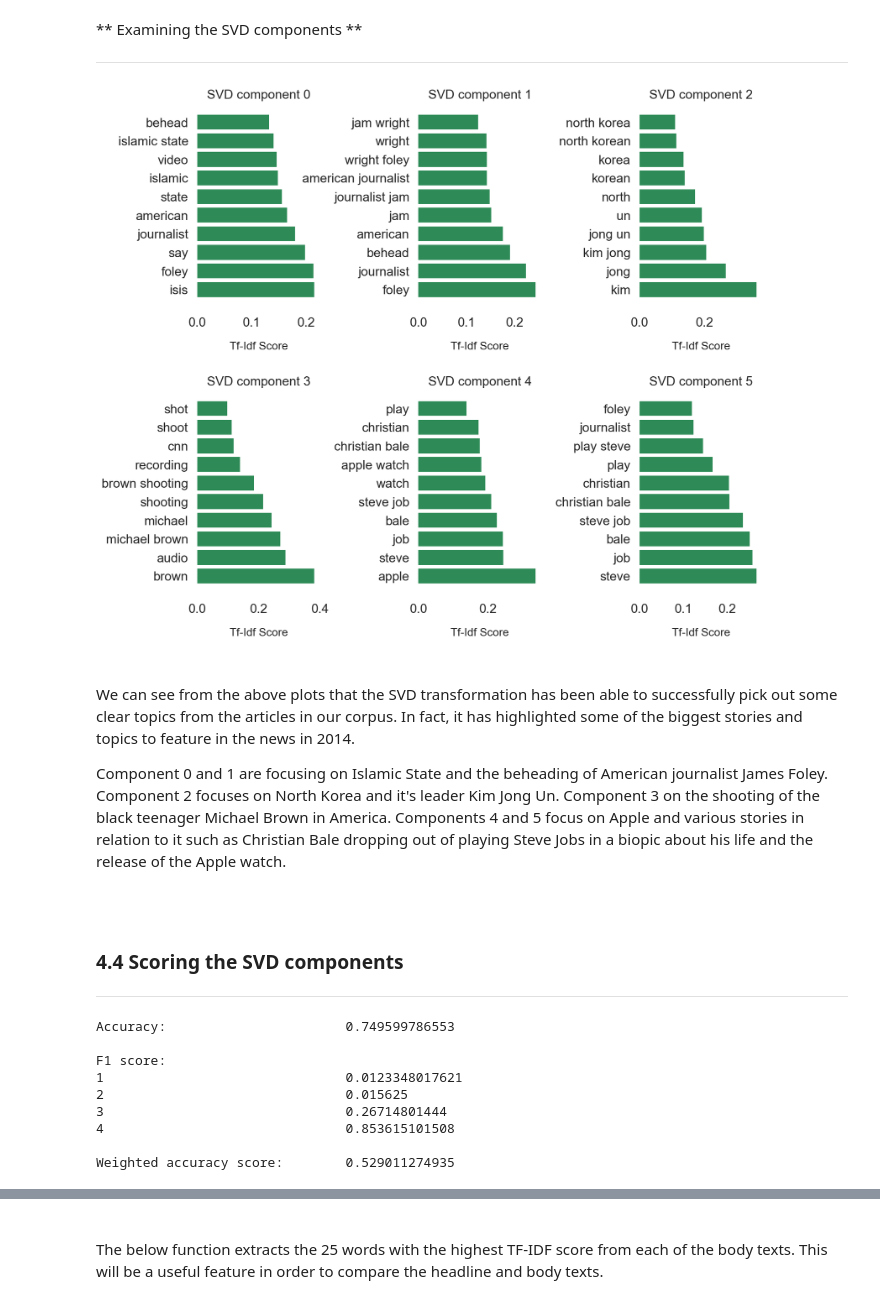
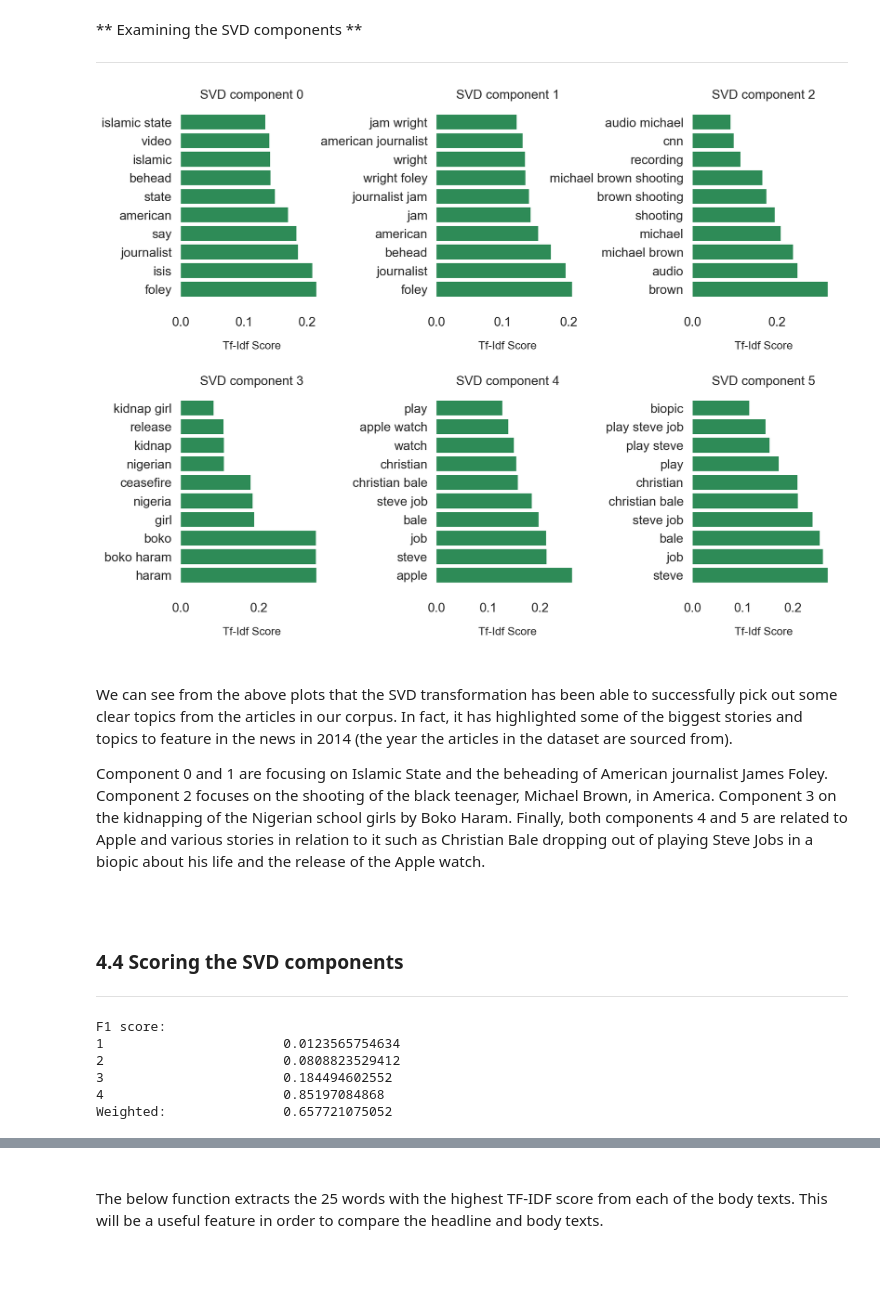
Before and after one commit to hapenfold/Fake-News-NLP-Project, a Jupyter notebook: capstone_project_fake_news.ipynb, the cells around one changed output, grey strips where cells are left out. Drawn from its saved outputs; the diff is of its cells as text; code cells hidden in the pictures; blank space fills up the shorter version.

```diff
--- a/capstone_project_fake_news.ipynb
+++ b/capstone_project_fake_news.ipynb
@@ -278,6 +290,7 @@ class PreProcessor(object):
         df['body'] = cleaned_body.apply(lambda row: self._tokenize_text(row))
 
         clean_df = df[['headline','body', 'Stance']]
+        clean_df['related'] = [1 if x!=4 else 0 for x in clean_df.Stance]
         clean_df['all_text'] = clean_df['headline'] + clean_df['body']
 
         #encoding the different classes to numerical features
@@ -397,14 +382,14 @@ As I mentioned above, both the headline and body texts have been repeated throug
 
 <br/>
 # %%
-vec = TfidfVectorizer(ngram_range=(1,2))
+vec = TfidfVectorizer(ngram_range=(1,3))
 vec.fit(clean_train.all_text)
 vocab = vec.vocabulary_
 
-vecH = TfidfVectorizer(ngram_range=(1,2), max_df=0.8, vocabulary=vocab)
+vecH = TfidfVectorizer(ngram_range=(1,3), max_df=0.8, vocabulary=vocab)
 vecH.fit(clean_train.headline.unique())
 
-vecB = TfidfVectorizer(ngram_range=(1,2), max_df=0.8, vocabulary=vocab)
+vecB = TfidfVectorizer(ngram_range=(1,3), max_df=0.8, vocabulary=vocab)
 vecB.fit(clean_train.body.unique())
 
 xHTrainTfidf = vecH.transform(clean_train.headline)
@@ -539,7 +508,7 @@ I have stacked my headline and body matrices vertically and fit the truncated SV
 <br\>
 # %%
 xHBTfidf = vstack([xHTrainTfidf, xBTrainTfidf])
-svd_300 = TruncatedSVD(n_components=300, random_state=1106)
+svd_100 = TruncatedSVD(n_components=100, random_state=1106)
 
-xHBSvd300 = svd_300.fit(xHBTfidf)
+xHBSvd100 = svd_100.fit(xHBTfidf)
 # %%
@@ -567,39 +534,39 @@ xBodySvdTr300 = svd_300.transform(xBTrainTfidf)
 # %%
 features = vecB.get_feature_names()
 
 dfs = []
 for num in range(6):
-    indices = np.argsort(svd_300.components_[num])[::-1][:10]
-    important_features = [(features[i], svd_300.components_[num][i]) for i in indices]
+    indices = np.argsort(svd_100.components_[num])[::-1][:10]
+    important_features = [(features[i], svd_100.components_[num][i]) for i in indices]
     dfs.append(pd.DataFrame(important_features, columns =['features', 'tfidf']))
 
 
 fig = plt.figure(figsize=(12, 9), facecolor="w")
 x = np.arange(len(dfs[0]))
 for i, df in enumerate(dfs):
     ax = fig.add_subplot(2, (len(dfs)/2), i+1)
     ax.spines["top"].set_visible(False)
     ax.spines["right"].set_visible(False)
     ax.set_frame_on(False)
     ax.get_xaxis().tick_bottom()
     ax.get_yaxis().tick_left()
     ax.set_xlabel("Tf-Idf Score", labelpad=16, fontsize=14)
     ax.set_title("SVD component {}".format(i), fontsize=16)
     ax.ticklabel_format(axis='x', style='sci', scilimits=(-2,2))
     ax.barh(x, df.tfidf, align='center', color='seagreen')
     ax.set_yticks(x)
     ax.set_ylim([-1, x[-1]+1])
     yticks = ax.set_yticklabels(df.features)
-    plt.subplots_adjust(bottom=0, right=0.97, left=0.15, top=0.95, wspace=0.8, hspace=0.4)
+    plt.subplots_adjust(bottom=0, right=1.1, left=0.15, top=0.95, wspace=0.8, hspace=0.4)
 plt.show()
 # %% [output]
-[figure, old version]
+[figure, new version]
 # %% [markdown]
 <br/>
 
-We can see from the above plots that the SVD transformation has been able to successfully pick out some clear topics from the articles in our corpus. In fact, it has highlighted some of the biggest stories and topics to feature in the news in 2014.
+We can see from the above plots that the SVD transformation has been able to successfully pick out some clear topics from the articles in our corpus. In fact, it has highlighted some of the biggest stories and topics to feature in the news in 2014 (the year the articles in the dataset are sourced from).
 
-Component 0 and 1 are focusing on Islamic State and the beheading of American journalist James Foley. Component 2 focuses on North Korea and it's leader Kim Jong Un. Component 3 on the shooting of the black teenager Michael Brown in America. Components 4 and 5 focus on Apple and various stories in relation to it such as Christian Bale dropping out of playing Steve Jobs in a biopic about his life and the release of the Apple watch.
+Component 0 and 1 are focusing on Islamic State and the beheading of American journalist James Foley. Component 2 focuses on the shooting of the black teenager, Michael Brown, in America. Component 3 on the kidnapping of the Nigerian school girls by Boko Haram. Finally, both components 4 and 5 are related to Apple and various stories in relation to it such as Christian Bale dropping out of playing Steve Jobs in a biopic about his life and the release of the Apple watch.
 
 <br/>
 # %% [markdown]
@@ -607,27 +574,27 @@ Component 0 and 1 are focusing on Islamic State and the beheading of American jo
 
 ---
 # %%
-X = np.hstack((xHeadSvdTr300, xBodySvdTr300))
+tfidf_train = np.hstack((htrain_tfidf_k_best.todense(), btrain_tfidf_k_best.todense()))
+svd_train = np.hstack((xHeadSvdTr100, xBodySvdTr100))
+
+X = np.hstack((svd_train, tfidf_train))
 y = clean_train.Stance
 
 Xtr, Xte, ytr, yte = train_test_split(X, y, test_size = 0.3, random_state=1106)
 
-sgd = SGDClassifier(random_state=1106)
-mod = sgd.fit(Xtr, ytr)
+lr = LogisticRegression()
+lr_svd = lr.fit(Xtr, ytr)
 
 y_pred = cross_val_predict(mod, Xte, yte, cv=5)
 
 print_scores(yte, y_pred)
 # %% [output]
-Accuracy:                       0.749599786553
-
 F1 score:
-1                               0.0123348017621
-2                               0.015625
-3                               0.26714801444
-4                               0.853615101508
-
-Weighted accuracy score:        0.529011274935
+1                       0.0123565754634
+2                       0.0808823529412
+3                       0.184494602552
+4                       0.85197084868
+Weighted:               0.657721075052
 # %% [markdown]
 <br/>
 
```
Also changed, not shown: parts of 60 cells of this notebook.
